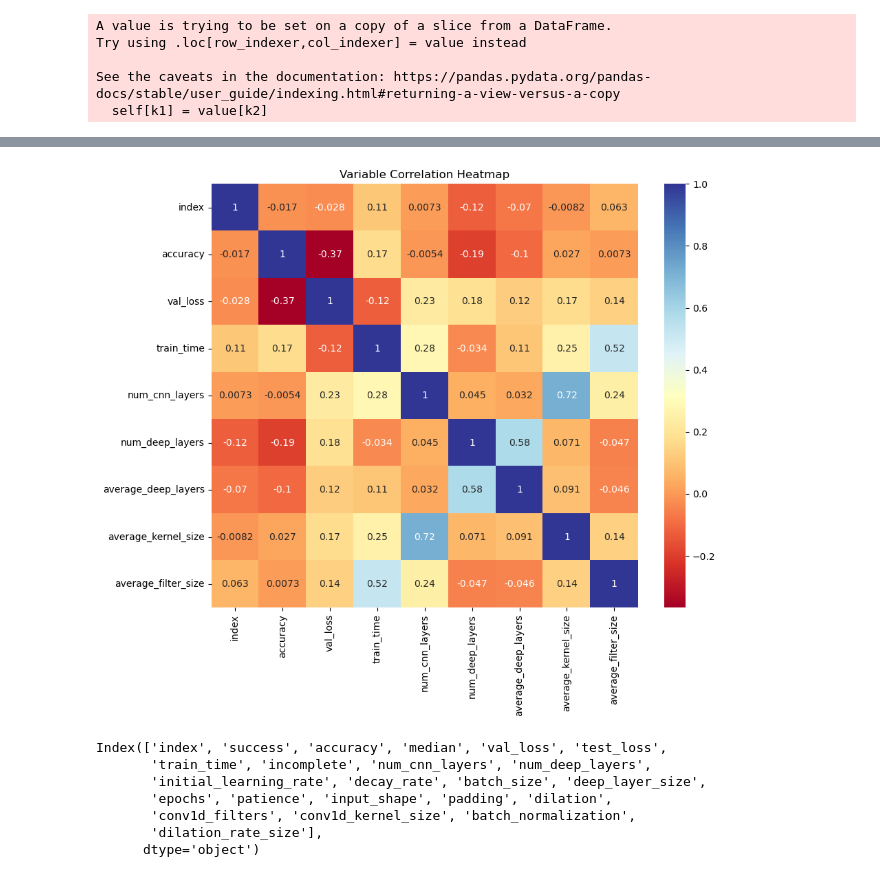
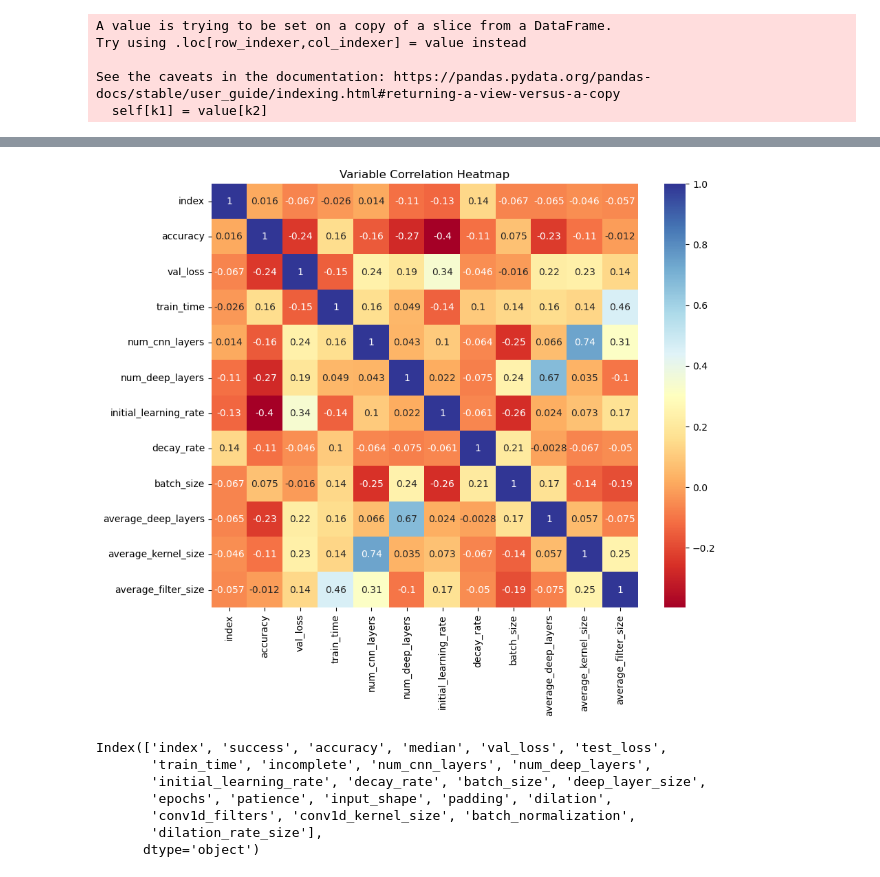
Before and after one commit to abhinav70113/binaryML, a Jupyter notebook: combine_hyperparameters_results.ipynb, the cells around one changed output, grey strips where cells are left out. Saved outputs shown, nothing was run; the diff lists cells and outputs as text; code cells hidden in the pictures.

```diff
--- a/combine_hyperparameters_results.ipynb
+++ b/combine_hyperparameters_results.ipynb
@@ -30,9 +30,11 @@ list_of_dicts = json.load(open(f'hyperparameter_tuning/{model_type}/list_of_dict
 # error_files = glob.glob(f'hyperparameter_tuning/{model_type}/*.err')
 # %%
 # double or single index predictions
-result_df = pd.DataFrame(columns=['index','success','accuracy','median','val_loss','test_loss','train_time','incomplete'])
+result_df = pd.DataFrame(columns=['index','success','accuracy','median','val_loss','test_loss','train_time','incomplete','accuracy_out'])
 pattern = r"real\s+(\d+)m"
 val_pattern = r"val_loss did not improve from (\d+\.\d+)"
+acc_pattern = r"The accuracy of the model is:\[(\d+(\.\d+)?)\]"
+
 
 for i in range(start_trial_index, end_trial_index):
     result_dicts_loc = glob.glob(f'hyperparameter_tuning/{model_type}/result_{i}_*_{i}.json')
@@ -42,17 +44,17 @@ for i in range(start_trial_index, end_trial_index):
         result_df.at[i,'index'] = i
         result_df.at[i,'success'] = False
     else:
-        best_median = 0
+        best_median = 500
         best_dict = None
         for dict in result_dicts_loc:
             temp_dict = json.load(open(dict, 'r'))
-            if temp_dict['median'][0] > best_median:
+            if temp_dict['median'][0] < best_median:
                 best_dict = temp_dict
                 best_median = temp_dict['median'][0]
         result_df.at[i,'index'] = i
         result_df.at[i,'success'] = True
-        result_df.at[i,'accuracy'] = best_dict['accuracy']
-        result_df.at[i,'median'] = best_dict['median']
+        result_df.at[i,'accuracy'] = best_dict['accuracy'][0]
+        result_df.at[i,'median'] = best_dict['median'][0]
         result_df.at[i,'val_loss'] = best_dict['val_loss']
         result_df.at[i,'test_loss'] = best_dict['loss']
     max_time = 0
@@ -73,6 +75,7 @@ for i in range(start_trial_index, end_trial_index):
                     continue
     result_df.at[i,'train_time'] = max_time
     best_val_loss = 10000000
+    best_accuracy_out = 0
     for output_file in out_files:
         with open(output_file, 'r') as f:
             content = f.read()
@@ -81,4 +84,12 @@ for i in range(start_trial_index, end_trial_index):
                 val_loss = float(match[-1])
                 if best_val_loss > val_loss:
                     best_val_loss = val_loss
+            match = re.search(pattern, content)
+
+            match_acc = re.search(acc_pattern, content)
+            if match_acc:
+                accuracy_out = match_acc.group(1)
+                if best_accuracy_out < float(accuracy_out):
+                    best_accuracy_out = float(accuracy_out)
     result_df.at[i,'val_loss'] = best_val_loss
+    result_df.at[i,'accuracy_out'] = best_accuracy_out
@@ -131,19 +787,19 @@ result_df = result_df.merge(dicts_df, left_on='index', right_on='index')
 # %%
 # Assuming you have a DataFrame called 'df' with your data
 result_df_temp = result_df[['index', 'accuracy', 'val_loss',
        'train_time', 'num_cnn_layers', 'num_deep_layers',
-       'average_deep_layers',
+       'initial_learning_rate', 'decay_rate', 'batch_size','average_deep_layers',
        'average_kernel_size','average_filter_size']]
 result_df_nonan = result_df_temp.dropna().astype(float)
 correlation_matrix = result_df_nonan.corr()
 
 # Create a heatmap using Seaborn
 plt.figure(figsize=(10, 8))
 sns.heatmap(correlation_matrix, annot=True, cmap="RdYlBu")
 plt.title("Variable Correlation Heatmap")
 plt.show()
 # %% [output]
-[figure, old version]
+[figure, new version]
 # %%
 result_df.columns
 # %% [output]
```
Also changed, not shown: parts of 60 cells of this notebook, 13 other files.
